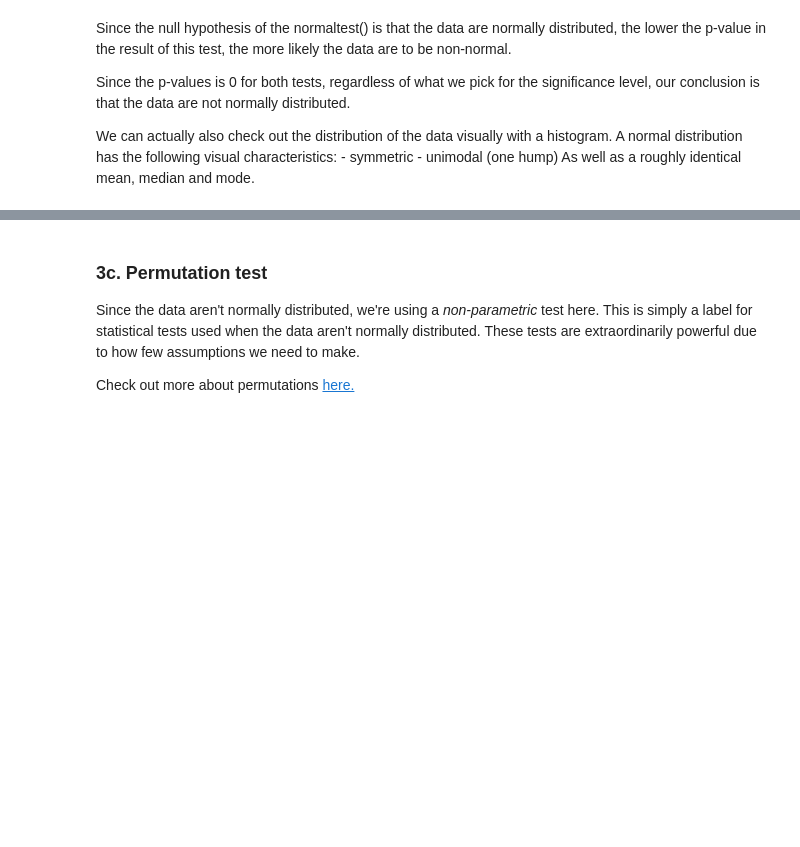
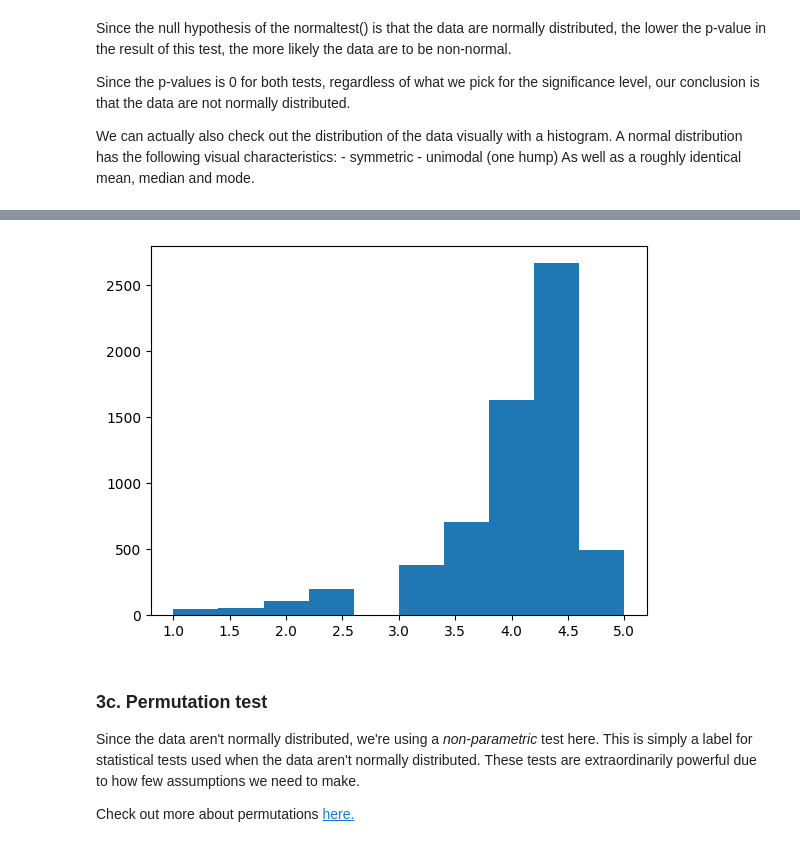
Before and after one commit to JakeANewfield/Springboard, a Jupyter notebook: PART 3, Tier 1 - Modeling .ipynb, the cells around one changed output, grey strips where cells are left out. Cells and saved outputs as stored; diff of their text form; code cells hidden in the pictures; blank space fills up the shorter version.

```diff
--- a/PART 3, Tier 1 - Modeling .ipynb
+++ b/PART 3, Tier 1 - Modeling .ipynb
@@ -425,6 +541,8 @@ histoApple = plt.hist(_ _ _)
 # %%
 # Create a histogram of the google data
-histoGoogle = _ _ _
+histoGoogle =plt.hist(apple)
+# %% [output]
+[figure, added]
 # %% [markdown]
 ### 3c. Permutation test
 Since the data aren't normally distributed, we're using a *non-parametric* test here. This is simply a label for statistical tests used when the data aren't normally distributed. These tests are extraordinarily powerful due to how few assumptions we need to make.
```
Also changed, not shown: parts of 26 cells of this notebook.
